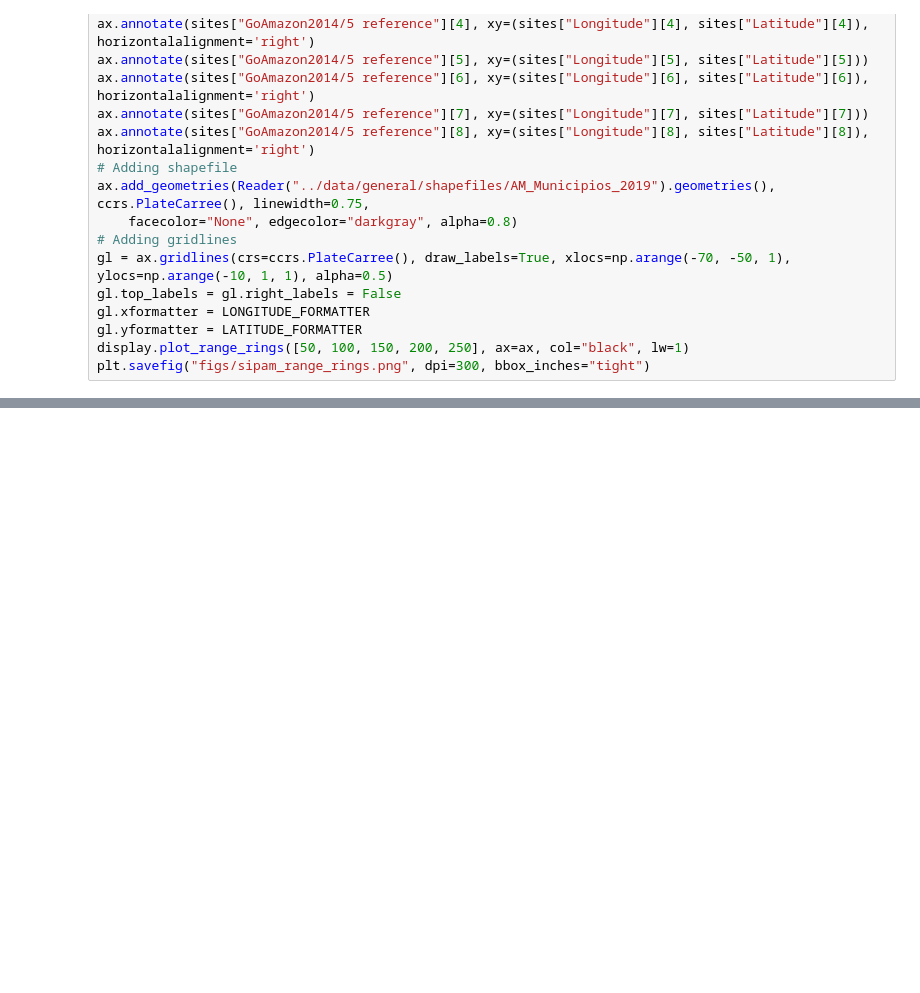
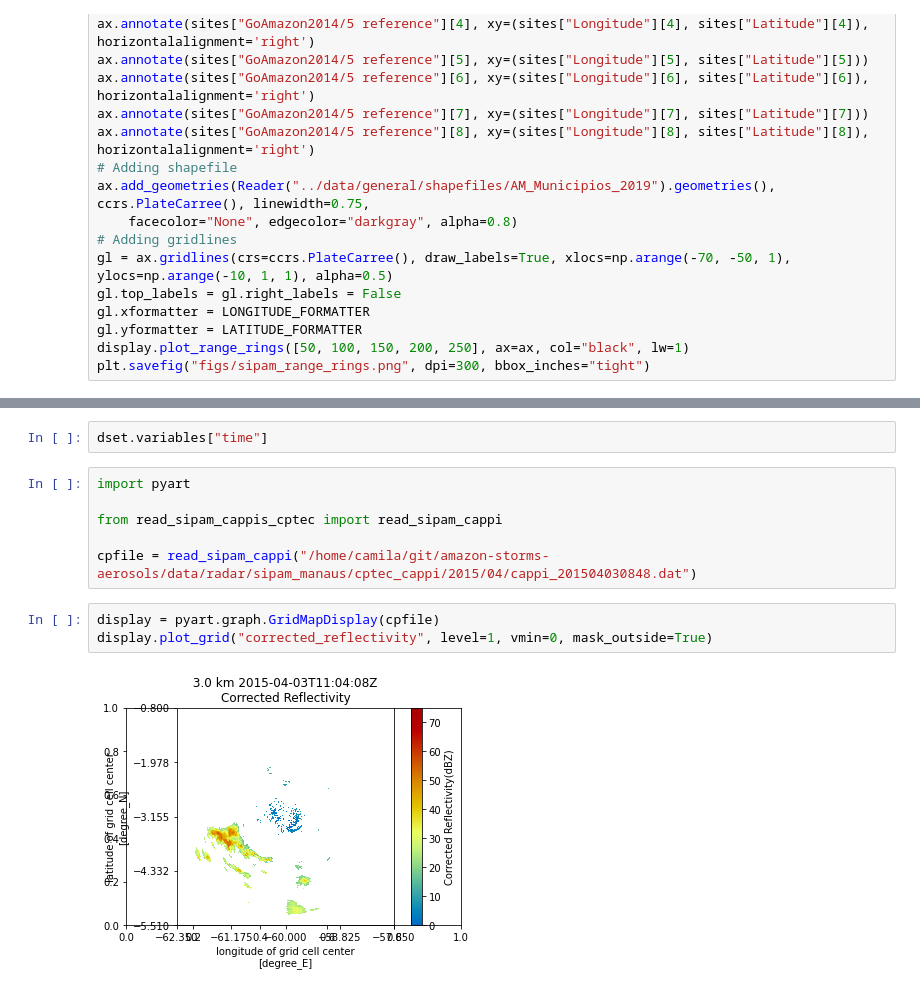
Before and after one commit to cclopes/amazon-storms-aerosols, a Jupyter notebook: radar_processing/test_cappis.ipynb, the cells around one changed output, grey strips where cells are left out. Saved outputs shown, nothing was run; the diff lists cells and outputs as text; blank space fills up the shorter version.

```diff
--- a/radar_processing/test_cappis.ipynb
+++ b/radar_processing/test_cappis.ipynb
@@ -224,0 +208,13 @@ plt.imshow(wset['variables']['DBZc']['data'][0][5])
+# %%
+dset.variables["time"]
+# %%
+import pyart
+
+from read_sipam_cappis_cptec import read_sipam_cappi
+
+cpfile = read_sipam_cappi("/home/camila/git/amazon-storms-aerosols/data/radar/sipam_manaus/cptec_cappi/2015/04/cappi_201504030848.dat")
+# %%
+display = pyart.graph.GridMapDisplay(cpfile)
+display.plot_grid("corrected_reflectivity", level=1, vmin=0, mask_outside=True)
+# %% [output]
+[figure, added]
```
Also changed, not shown: parts of 21 cells of this notebook, 20 other files.
